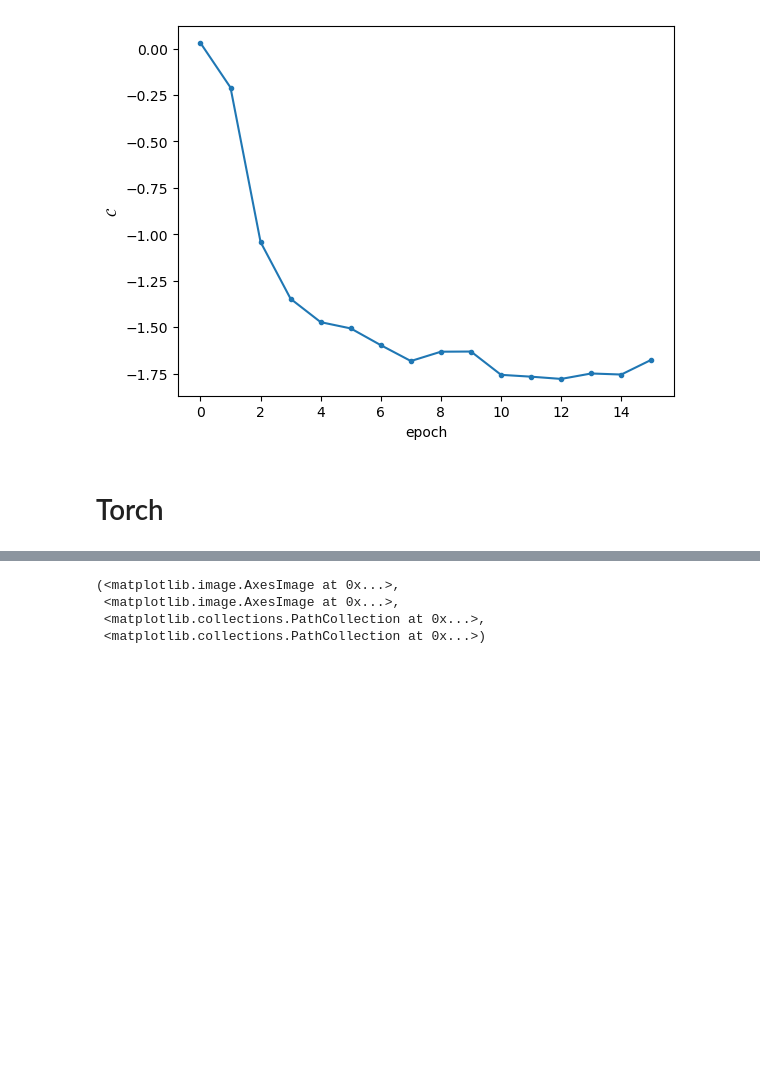
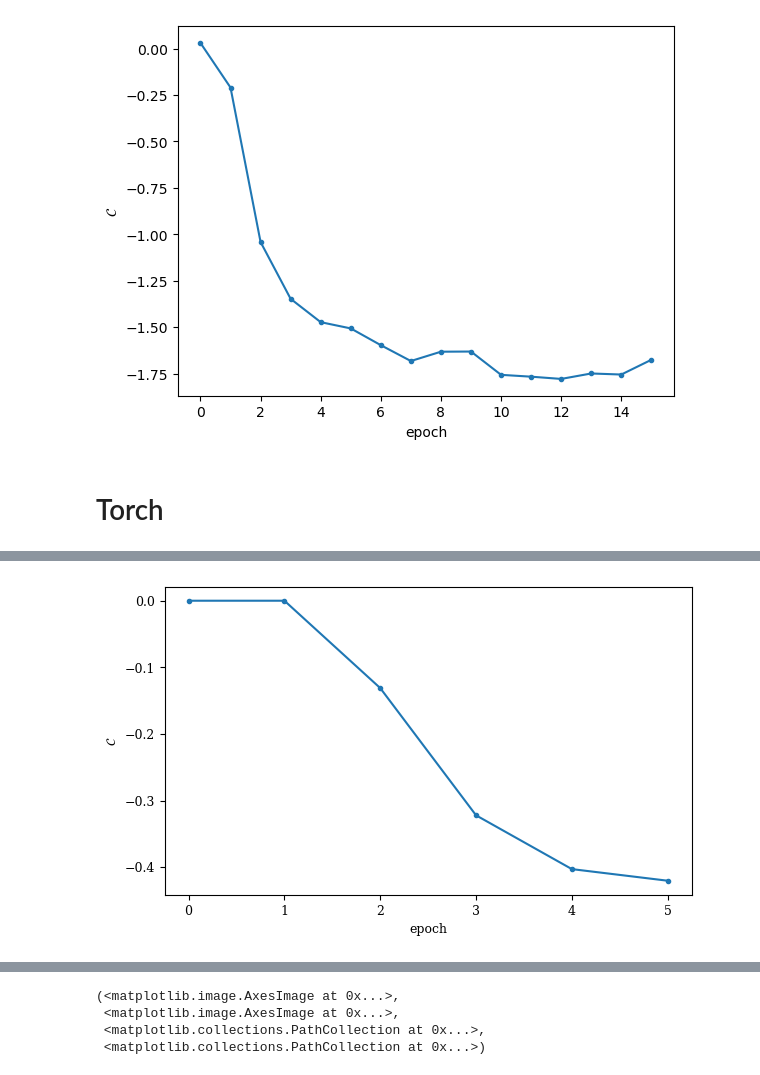
Before and after one commit to hainingpan/GTN, a Jupyter notebook: test_pytorch.ipynb, the cells around one changed output, grey strips where cells are left out. Saved outputs shown, nothing was run; the diff lists cells and outputs as text; code cells hidden in the pictures; blank space fills up the shorter version.

```diff
--- a/test_pytorch.ipynb
+++ b/test_pytorch.ipynb
@@ -283,0 +323,4 @@ for i in tqdm(range(5)):
+# %%
+plot_chern(TMI_list)
+# %% [output]
+[figure, added]
```
Also changed, not shown: parts of 27 cells of this notebook, 2 other files.
